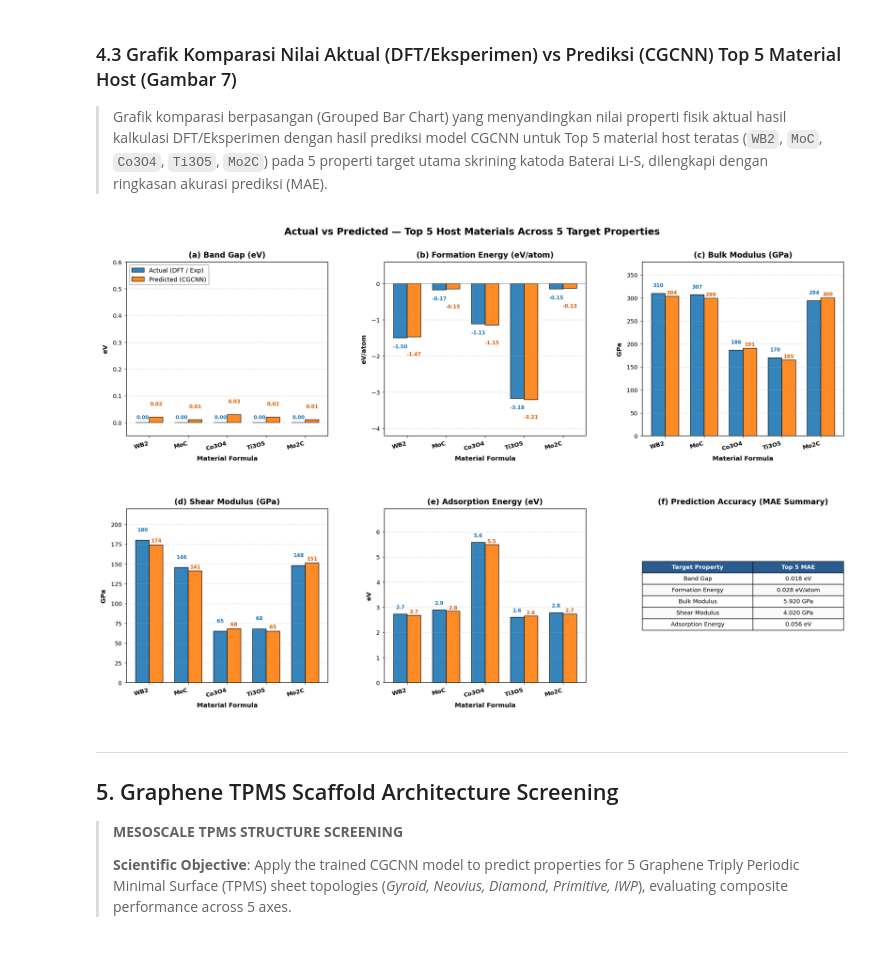
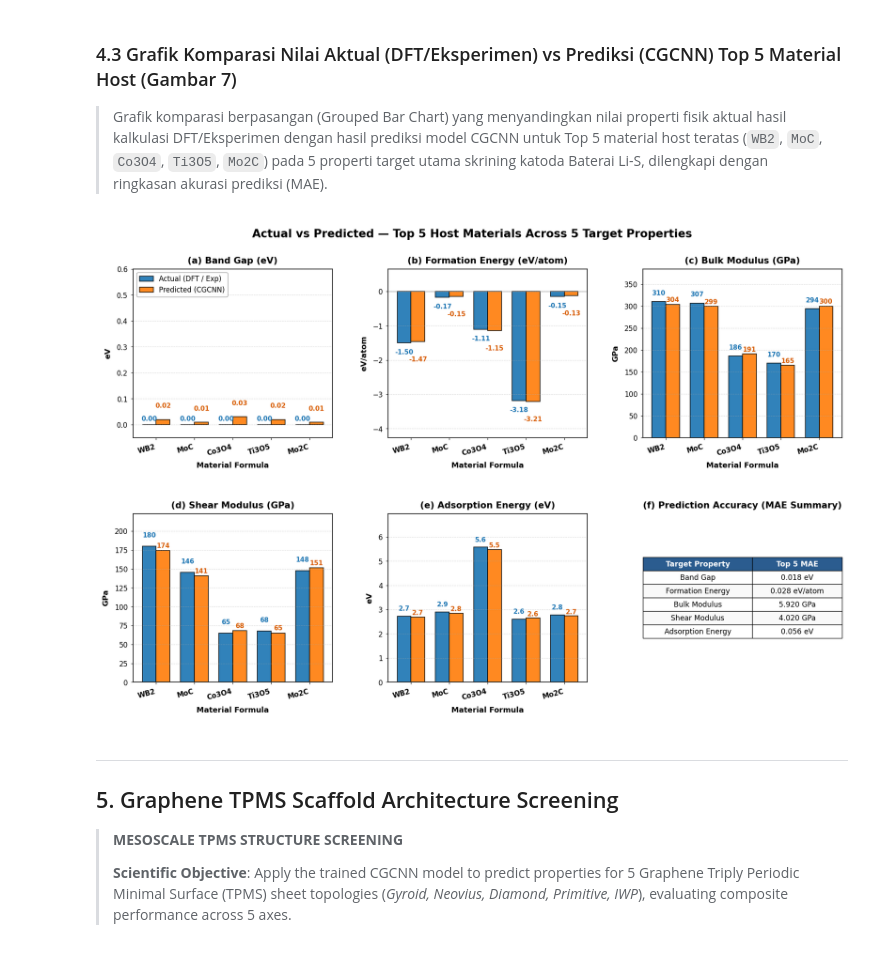
Before and after one commit to amar-codes02/CGCNN-MULTI-PROPERTY, a Jupyter notebook: notebooks/JARVIS_DFT3D_Data_Extraction.ipynb, the cells around one changed output. Saved outputs shown, nothing was run; the diff lists cells and outputs as text; code cells hidden in the pictures.

Commit message:
Boost figure element scale, bold typography, and line thickness for maximum visibility

```diff
--- a/notebooks/JARVIS_DFT3D_Data_Extraction.ipynb
+++ b/notebooks/JARVIS_DFT3D_Data_Extraction.ipynb
@@ -1004,11 +1005,11 @@ for prop in FIVE_TARGETS:
         pred_vals = np.clip(pred_vals, 0, None)
     pred_top5[prop] = pred_vals
 
-fig_comp, axes_comp = plt.subplots(2, 3, figsize=(20.0, 13.0))
+fig_comp, axes_comp = plt.subplots(2, 3, figsize=(19.0, 12.5))
 axes_comp = axes_comp.flatten()
 
 x_indices = np.arange(len(top5_formulas))
-bar_width = 0.35
+bar_width = 0.36
 
 top5_clean_titles = [
     "Band Gap (eV)",
@@ -1024,88 +1025,88 @@ for idx, col in enumerate(FIVE_TARGETS):
     prd_vals = pred_top5[col]
 
     rects1 = ax.bar(x_indices - bar_width/2, act_vals, bar_width, label="Actual (DFT / Exp)",
-                    color="#1f77b4", edgecolor="black", linewidth=1.0, alpha=0.9)
+                    color="#1f77b4", edgecolor="black", linewidth=1.2, alpha=0.92)
     rects2 = ax.bar(x_indices + bar_width/2, prd_vals, bar_width, label="Predicted (CGCNN)",
-                    color="#ff7f0e", edgecolor="black", linewidth=1.0, alpha=0.9)
+                    color="#ff7f0e", edgecolor="black", linewidth=1.2, alpha=0.92)
 
-    ax.set_title(f"{SUBPLOT_LABELS[idx]} {top5_clean_titles[idx]}", fontweight="bold", fontsize=14.5, pad=9)
-    ax.set_xlabel("Material Formula", fontweight="bold", fontsize=12.0)
-    ax.set_ylabel(TARGET_UNITS[col], fontweight="bold", fontsize=12.0)
+    ax.set_title(f"{SUBPLOT_LABELS[idx]} {top5_clean_titles[idx]}", fontweight="bold", fontsize=16.0, pad=10)
+    ax.set_xlabel("Material Formula", fontweight="bold", fontsize=13.5)
+    ax.set_ylabel(TARGET_UNITS[col], fontweight="bold", fontsize=13.5)
     ax.set_xticks(x_indices)
-    ax.set_xticklabels(top5_formulas, fontweight="bold", rotation=15, ha="right", fontsize=11.0)
+    ax.set_xticklabels(top5_formulas, fontweight="bold", rotation=15, ha="right", fontsize=12.5)
     ax.grid(True, linestyle="--", alpha=0.45, axis="y")
 
     if idx == 0:
-        ax.legend(frameon=True, facecolor="white", edgecolor="gray", fontsize=11.5, loc="upper left")
+        ax.legend(frameon=True, facecolor="white", edgecolor="gray", fontsize=12.5, loc="upper left")
 
     if col == "band_gap":
         max_y = max(max(act_vals), max(prd_vals))
-        ax.set_ylim(-0.05, max(0.60, max_y * 1.35))
+        ax.set_ylim(-0.05, max(0.60, max_y * 1.38))
         for r1, r2 in zip(rects1, rects2):
-            ax.text(r1.get_x() + r1.get_width()/2, r1.get_height() + 0.015 if r1.get_height() > 0 else 0.01, f"{r1.get_height():.2f}", ha="center", va="bottom", fontsize=9.5, fontweight="bold", color="#1f77b4")
-            ax.text(r2.get_x() + r2.get_width()/2, r2.get_height() + 0.04, f"{r2.get_height():.2f}", ha="center", va="bottom", fontsize=9.5, fontweight="bold", color="#d95f02")
+            ax.text(r1.get_x() + r1.get_width()/2, r1.get_height() + 0.015 if r1.get_height() > 0 else 0.01, f"{r1.get_height():.2f}", ha="center", va="bottom", fontsize=11.5, fontweight="bold", color="#1f77b4")
+            ax.text(r2.get_x() + r2.get_width()/2, r2.get_height() + 0.04, f"{r2.get_height():.2f}", ha="center", va="bottom", fontsize=11.5, fontweight="bold", color="#d95f02")
     elif col == "formation_energy":
         min_y = min(min(act_vals), min(prd_vals))
-        ax.set_ylim(bottom=min_y * 1.25 - 0.2, top=0.6)
+        ax.set_ylim(bottom=min_y * 1.25 - 0.25, top=0.65)
         ax.axhline(0, color="gray", linestyle="-", linewidth=1.0, alpha=0.7)
         for r1, r2 in zip(rects1, rects2):
             h1, h2 = r1.get_height(), r2.get_height()
-            ax.text(r1.get_x() + r1.get_width()/2, h1 - 0.18, f"{h1:.2f}", ha="center", va="top", fontsize=9.5, fontweight="bold", color="#1f77b4")
-            ax.text(r2.get_x() + r2.get_width()/2, h2 - 0.42, f"{h2:.2f}", ha="center", va="top", fontsize=9.5, fontweight="bold", color="#d95f02")
+            ax.text(r1.get_x() + r1.get_width()/2, h1 - 0.18, f"{h1:.2f}", ha="center", va="top", fontsize=11.5, fontweight="bold", color="#1f77b4")
+            ax.text(r2.get_x() + r2.get_width()/2, h2 - 0.42, f"{h2:.2f}", ha="center", va="top", fontsize=11.5, fontweight="bold", color="#d95f02")
     elif col == "bulk_modulus":
-        max_y = max(max(act_vals), max(prd_vals))
-        ax.set_ylim(bottom=0, top=max_y * 1.22)
-        for r1, r2 in zip(rects1, rects2):
-            h1, h2 = r1.get_height(), r2.get_height()
-            ax.text(r1.get_x() + r1.get_width()/2, h1 + 12, f"{h1:.0f}", ha="center", va="bottom", fontsize=9.5, fontweight="bold", color="#1f77b4")
-            ax.text(r2.get_x() + r2.get_width()/2, h2 + 3, f"{h2:.0f}", ha="center", va="bottom", fontsize=9.5, fontweight="bold", color="#d95f02")
-    elif col == "shear_modulus":
-        max_y = max(max(act_vals), max(prd_vals))
-        ax.set_ylim(bottom=0, top=max_y * 1.22)
-        for r1, r2 in zip(rects1, rects2):
-            h1, h2 = r1.get_height(), r2.get_height()
-            ax.text(r1.get_x() + r1.get_width()/2, h1 + 10, f"{h1:.0f}", ha="center", va="bottom", fontsize=9.5, fontweight="bold", color="#1f77b4")
-            ax.text(r2.get_x() + r2.get_width()/2, h2 + 2, f"{h2:.0f}", ha="center", va="bottom", fontsize=9.5, fontweight="bold", color="#d95f02")
-    elif col == "adsorption_energy_eV":
         max_y = max(max(act_vals), max(prd_vals))
         ax.set_ylim(bottom=0, top=max_y * 1.24)
         for r1, r2 in zip(rects1, rects2):
             h1, h2 = r1.get_height(), r2.get_height()
-            ax.text(r1.get_x() + r1.get_width()/2, h1 + 0.18, f"{h1:.1f}", ha="center", va="bottom", fontsize=9.5, fontweight="bold", color="#1f77b4")
-            ax.text(r2.get_x() + r2.get_width()/2, h2 + 0.04, f"{h2:.1f}", ha="center", va="bottom", fontsize=9.5, fontweight="bold", color="#d95f02")
+            ax.text(r1.get_x() + r1.get_width()/2, h1 + 12, f"{h1:.0f}", ha="center", va="bottom", fontsize=11.5, fontweight="bold", color="#1f77b4")
+            ax.text(r2.get_x() + r2.get_width()/2, h2 + 3, f"{h2:.0f}", ha="center", va="bottom", fontsize=11.5, fontweight="bold", color="#d95f02")
+    elif col == "shear_modulus":
+        max_y = max(max(act_vals), max(prd_vals))
+        ax.set_ylim(bottom=0, top=max_y * 1.24)
+        for r1, r2 in zip(rects1, rects2):
+            h1, h2 = r1.get_height(), r2.get_height()
+            ax.text(r1.get_x() + r1.get_width()/2, h1 + 10, f"{h1:.0f}", ha="center", va="bottom", fontsize=11.5, fontweight="bold", color="#1f77b4")
+            ax.text(r2.get_x() + r2.get_width()/2, h2 + 2, f"{h2:.0f}", ha="center", va="bottom", fontsize=11.5, fontweight="bold", color="#d95f02")
+    elif col == "adsorption_energy_eV":
+        max_y = max(max(act_vals), max(prd_vals))
+        ax.set_ylim(bottom=0, top=max_y * 1.25)
+        for r1, r2 in zip(rects1, rects2):
+            h1, h2 = r1.get_height(), r2.get_height()
+            ax.text(r1.get_x() + r1.get_width()/2, h1 + 0.18, f"{h1:.1f}", ha="center", va="bottom", fontsize=11.5, fontweight="bold", color="#1f77b4")
+            ax.text(r2.get_x() + r2.get_width()/2, h2 + 0.04, f"{h2:.1f}", ha="center", va="bottom", fontsize=11.5, fontweight="bold", color="#d95f02")
 
 # Panel (f): MAE Summary Table
 ax_summary = axes_comp[5]
 ax_summary.axis("off")
 
 mae_top5_list = []
 for prop in FIVE_TARGETS:
     mae_val = np.mean(np.abs(actual_top5[prop] - pred_top5[prop]))
     prop_short_name = TARGET_LABELS[prop].split(" (")[0]
     mae_top5_list.append([prop_short_name, f"{mae_val:.3f} {TARGET_UNITS[prop]}"])
 
 table_data = [["Target Property", "Top 5 MAE"]] + mae_top5_list
 table = ax_summary.table(cellText=table_data, colWidths=[0.55, 0.45], loc="center", cellLoc="center")
 table.auto_set_font_size(False)
-table.set_fontsize(11.0)
-table.scale(1.0, 1.8)
+table.set_fontsize(13.0)
+table.scale(1.0, 2.1)
 
 for (row, col_idx), cell in table.get_celld().items():
     if row == 0:
         cell.set_facecolor("#2b5c8f")
         cell.set_text_props(color="white", fontweight="bold")
     else:
         cell.set_facecolor("#f9f9f9" if row % 2 == 0 else "white")
 
-ax_summary.set_title("(f) Prediction Accuracy (MAE Summary)", fontweight="bold", fontsize=14.5, pad=9)
+ax_summary.set_title("(f) Prediction Accuracy (MAE Summary)", fontweight="bold", fontsize=16.0, pad=10)
 
-fig_comp.suptitle("Actual vs Predicted — Top 5 Host Materials Across 5 Target Properties", fontsize=18.0, fontweight="bold", y=0.99)
+fig_comp.suptitle("Actual vs Predicted — Top 5 Host Materials Across 5 Target Properties", fontsize=20.0, fontweight="bold", y=0.99)
 plt.tight_layout(pad=1.5)
-fig_comp.subplots_adjust(top=0.92, hspace=0.42, wspace=0.28)
+fig_comp.subplots_adjust(top=0.91, hspace=0.45, wspace=0.28)
 save_paper_fig(fig_comp, "fig7_user_dataset_top5_actual_vs_predicted")
 plt.show()
 # %% [output]
-[figure, old version]
+[figure, new version]
 # %% [markdown]
 ---
 ## 5. Graphene TPMS Scaffold Architecture Screening
```
Also changed, not shown: parts of 9 cells of this notebook, 34 other files.
